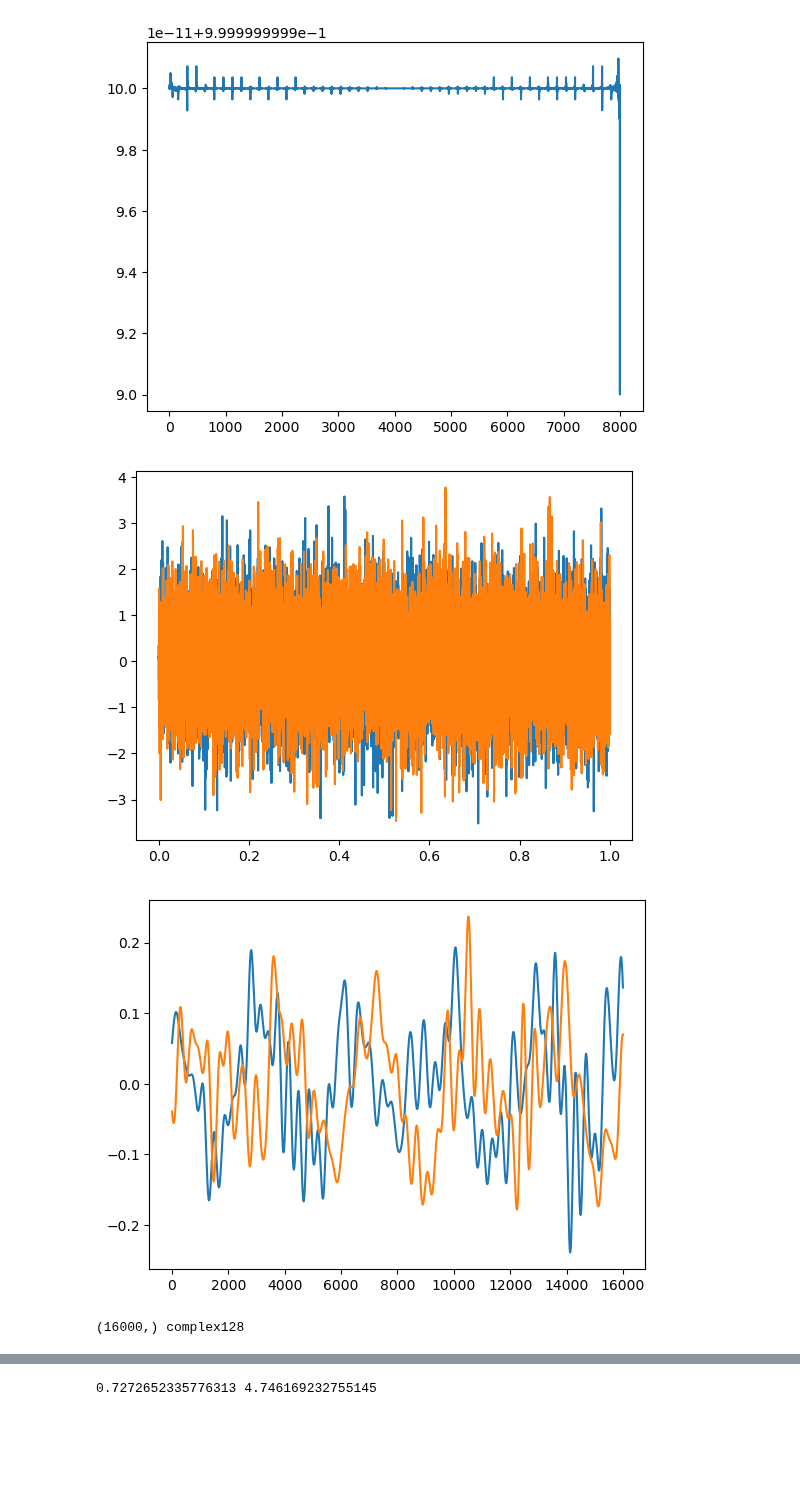
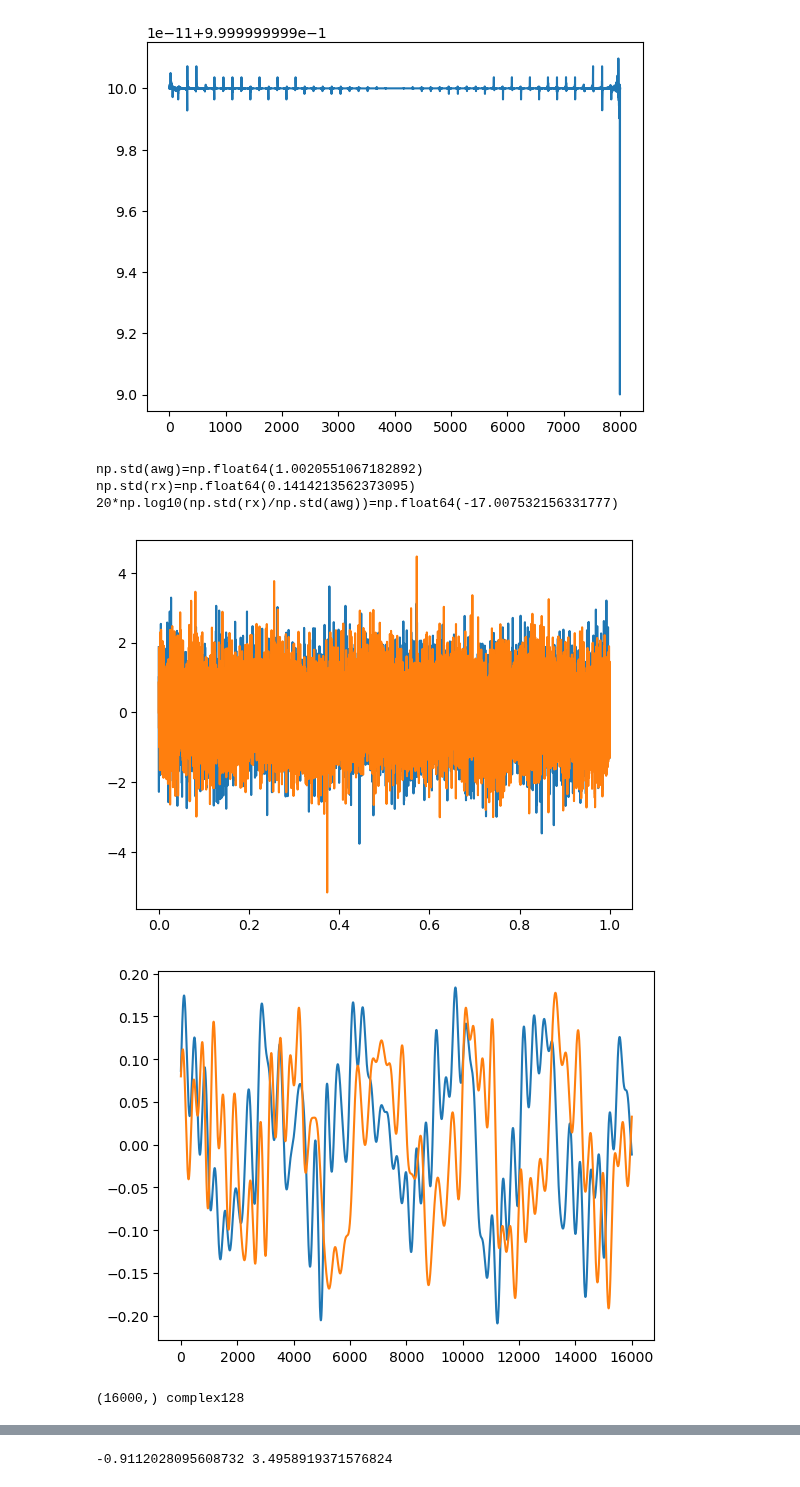
Before and after one commit to ajheller/pll, a Jupyter notebook: pll.ipynb, the cells around one changed output, grey strips where cells are left out. Drawn from its saved outputs; the diff is of its cells as text; code cells hidden in the pictures; blank space fills up the shorter version.

```diff
--- a/pll.ipynb
+++ b/pll.ipynb
@@ -112,34 +112,43 @@ ff = f0 + 5
 duration = 1 # sec
 t = np.arange(fs * duration)/fs
 
 tx = np.exp(2j * np.pi * ff * t)
 
 # channel model
-rx = tx/5 + rng.normal(0, 1, tx.shape)  # FIXME
+awg = rng.normal(0, 1, tx.shape)
+print(f"{np.std(awg)=}")
+
+rx = tx.real/5
+print(f"{np.std(rx)=}")
+print(f"{20*np.log10(np.std(rx)/np.std(awg))=}")
+rx += awg
 
 # rx
 lo = np.exp(2j * np.pi * f0 * t).conj()
 xy = lo * rx.real
 
 s = slice(None, None)
 plt.plot(t[s], xy[s].real)
 plt.plot(t[s], xy[s].imag)
 plt.show()
 
 xy_lp = sig.oaconvolve(xy, h, mode='same')
 plt.plot(xy_lp[s].real)
 plt.plot(xy_lp[s].imag)
 plt.show()
 print(xy_lp.shape, xy_lp.dtype)
 
 a = np.unwrap(np.angle(xy_lp))
 plt.plot(a)
 plt.show()
 
 t = np.arange(len(a)) / fs
 p = np.polyfit(t, a, deg=1)  # this will be in radians
 print(p[1]/(2*np.pi), p[0]/(2*np.pi))
 # %% [output]
+np.std(awg)=np.float64(1.0020551067182892)
+np.std(rx)=np.float64(0.1414213562373095)
+20*np.log10(np.std(rx)/np.std(awg))=np.float64(-17.007532156331777)
-[figure, old version]
+[figure, new version]
-[figure, old version]
+[figure, new version]
-(16000,) complex128
+(16000,) complex128
@@ -147 +156 @@ print(p[1]/(2*np.pi), p[0]/(2*np.pi))
-0.7272652335776313 4.746169232755145
+-0.9112028095608732 3.4958919371576824
```
Also changed, not shown: parts of 2 cells of this notebook.
